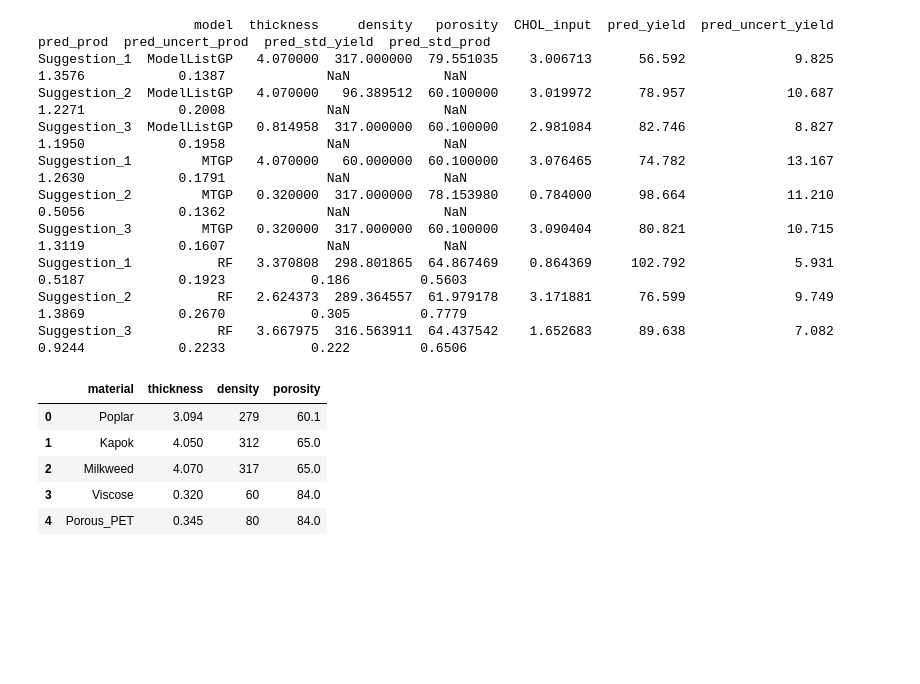
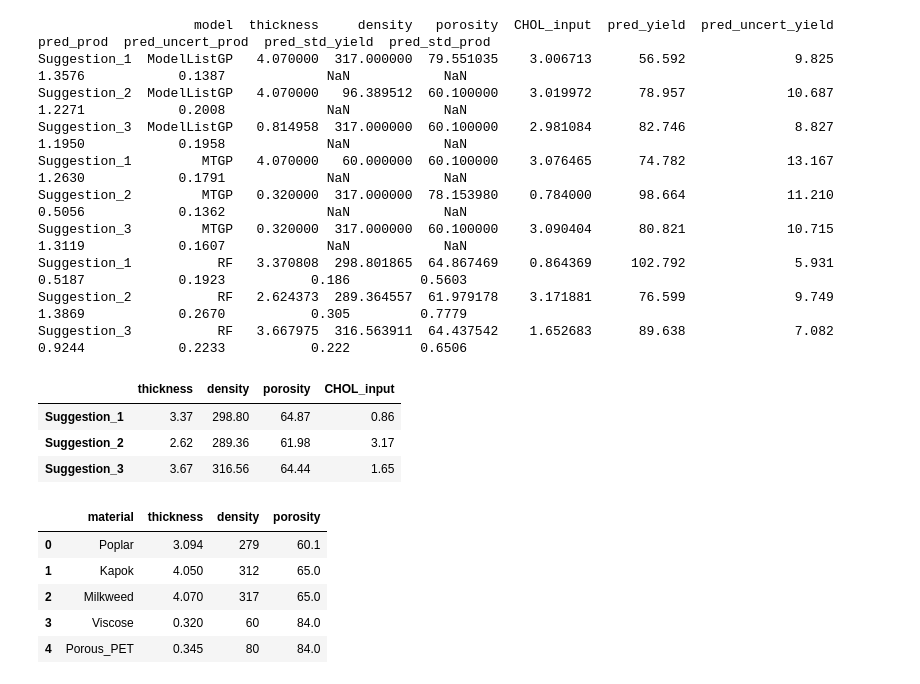
Before and after one commit to LucaBattt/GP-and-BO-for-Material-Selection, a Jupyter notebook: BO_Bioreactor_v2.ipynb, the cells around one changed output. Drawn from its saved outputs; the diff is of its cells as text; code cells hidden in the pictures; blank space fills up the shorter version.

```diff
--- a/BO_Bioreactor_v2.ipynb
+++ b/BO_Bioreactor_v2.ipynb
@@ -952,6 +952,13 @@ Suggestion_3         MTGP   0.320000  317.000000  60.100000    3.090404      80.
 Suggestion_1           RF   3.370808  298.801865  64.867469    0.864369     102.792              5.931     0.5187            0.1923           0.186         0.5603
 Suggestion_2           RF   2.624373  289.364557  61.979178    3.171881      76.599              9.749     1.3869            0.2670           0.305         0.7779
 Suggestion_3           RF   3.667975  316.563911  64.437542    1.652683      89.638              7.082     0.9244            0.2233           0.222         0.6506
+# %%
+summary.round(2)[['thickness', 'density', 'porosity', 'CHOL_input']][summary['model'] == 'RF']
+# %% [output]
+|  | thickness | density | porosity | CHOL_input |
+| Suggestion_1 | 3.37 | 298.80 | 64.87 | 0.86 |
+| Suggestion_2 | 2.62 | 289.36 | 61.98 | 3.17 |
+| Suggestion_3 | 3.67 | 316.56 | 64.44 | 1.65 |
 # %%
 # Raw original input values
 inputs_df[['material', 'thickness', 'density', 'porosity']].drop_duplicates(subset='material').reset_index(drop=True)
```
Also changed, not shown: parts of 2 cells of this notebook.
